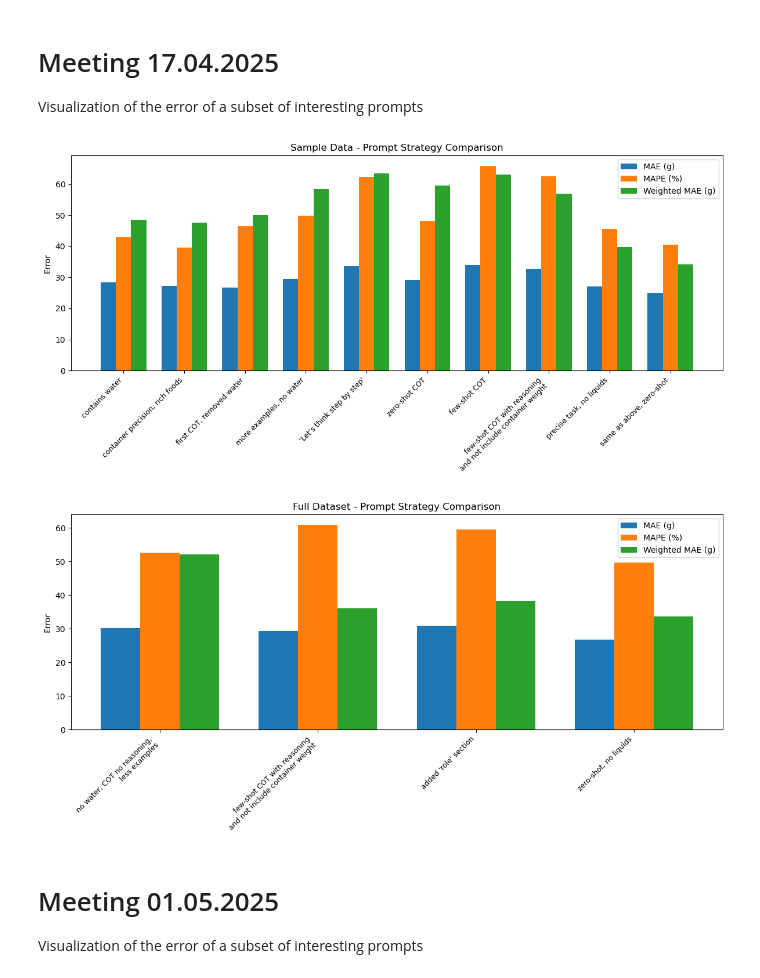
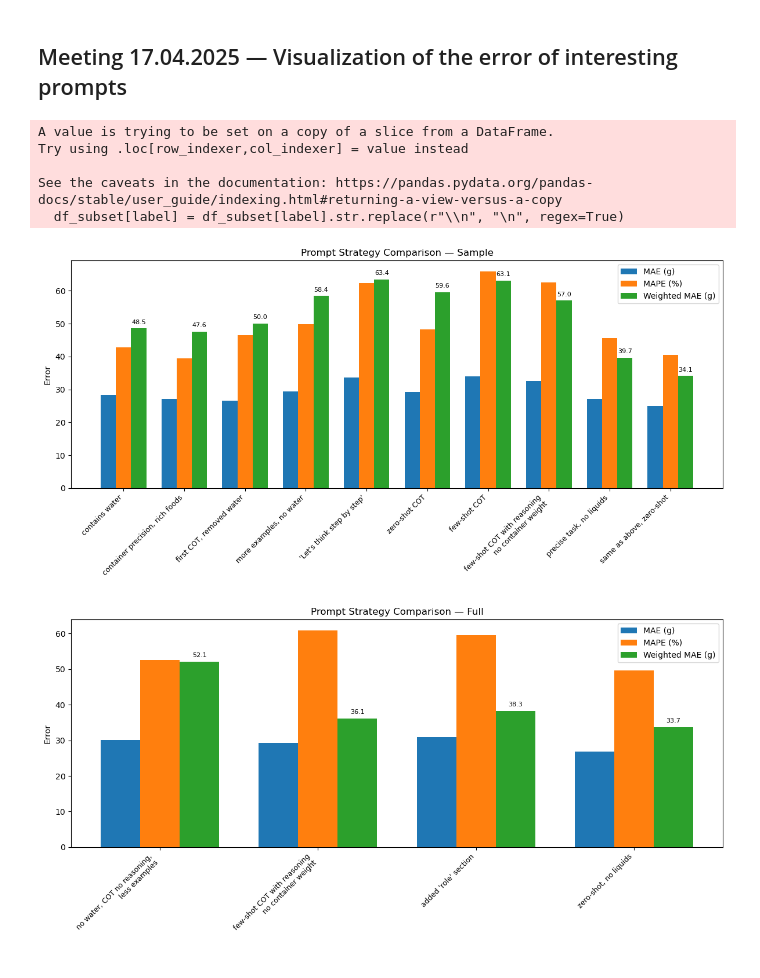
Before and after one commit to samaaraaah/volumetric-estimation-of-food-bachelor-project, a Jupyter notebook: src/visualize_results.ipynb, the cells around one changed output. Drawn from its saved outputs; the diff is of its cells as text; code cells hidden in the pictures.

```diff
--- a/src/visualize_results.ipynb
+++ b/src/visualize_results.ipynb
@@ -3,62 +7,72 @@
 # %% [markdown]
-# Meeting 17.04.2025
-Visualization of the error of a subset of interesting prompts
+## Meeting 17.04.2025 —  Visualization of the error of interesting prompts
 # %%
 import matplotlib.pyplot as plt
 import pandas as pd
+import numpy as np
+import re
 
-# Create DataFrames from the provided data
-
+# Raw evaluation data (manually entered)
 data = [
     ("../data/result/result_7aa63dcf-66f6-4758-b280-5680318bfc29.json", 28.34, 42.87, 48.53, "sample", "contains water"),
     ("../data/result/result_bf71e825-bbae-4e17-a0f4-6d96783d6708.json", 27.18, 39.51, 47.64, "sample", "container precision, rich foods"),
     ("../data/result/result_52a9cff1-1b49-43b9-aa8a-baf2e1016fc9.json", 26.62, 46.56, 50.04, "sample", "first COT, removed water"),
     ("../data/result/result_a97df4c7-2866-4a9f-b673-45bc2488da6e.json", 29.46, 49.76, 58.42, "sample", "more examples, no water"),
     ("../data/result/result_cc37a6b3-b8f6-4e62-b208-e65539a8f94e.json", 33.60, 62.42, 63.42, "sample", "'Let's think step by step'"),
-    ("../data/result/result_d27c6de6-cb64-4f00-9ecd-b3cfaf25deee.json", 30.16, 52.60, 52.09, "full", "no water, COT no reasoning,\n less examples"),
+    ("../data/result/result_d27c6de6-cb64-4f00-9ecd-b3cfaf25deee.json", 30.16, 52.60, 52.09, "full", "no water, COT no reasoning,\nless examples"),
     ("../data/result/result_bc3b5069-6b39-4789-984e-fcbffa97a2ae.json", 29.16, 48.22, 59.60, "sample", "zero-shot COT"),
     ("../data/result/result_3282d95c-8a1b-44f5-ad39-7057019c2264.json", 33.97, 65.88, 63.12, "sample", "few-shot COT"),
-    ("../data/result/result_17ab87b1-5fab-438e-8325-712a0adf425a.json", 32.59, 62.47, 57.01, "sample", "few-shot COT with reasoning\n and not include container weight"),
-    ("../data/result/result_d392ac97-00d5-4499-9420-f57494015c25.json", 29.27, 60.89, 36.10, "full", "few-shot COT with reasoning\n and not include container weight"),
+    ("../data/result/result_17ab87b1-5fab-438e-8325-712a0adf425a.json", 32.59, 62.47, 57.01, "sample", "few-shot COT with reasoning\nno container weight"),
+    ("../data/result/result_d392ac97-00d5-4499-9420-f57494015c25.json", 29.27, 60.89, 36.10, "full", "few-shot COT with reasoning\nno container weight"),
     ("../data/result/result_1ab7b2ad-b2a6-4608-81d6-cebcca796fc2.json", 30.95, 59.58, 38.28, "full", "added 'role' section"),
     ("../data/result/result_28454b6a-2c2b-4183-ba36-a815d4a9e888.json", 27.10, 45.57, 39.71, "sample", "precise task, no liquids"),
     ("../data/result/result_b28d51e3-4961-4555-a305-4ee7ba35f137.json", 24.97, 40.56, 34.10, "sample", "same as above, zero-shot"),
-    ("../data/result/result_a5d2269f-440b-4759-9bcf-3dba93d9c9e2.json", 26.82, 49.69, 33.71, "full", "zero-shot, no liquids")
+    ("../data/result/result_a5d2269f-440b-4759-9bcf-3dba93d9c9e2.json", 26.82, 49.69, 33.71, "full", "zero-shot, no liquids"),
 ]
-
-# Combine and prepare data
-columns = ["file", "MAE", "MAPE", "Weighted_MAE", "type", "description"]
+columns = ["file", "MAE", "MAPE", "Weighted_MAE", "type", "plot_desc"]
 df = pd.DataFrame(data, columns=columns)
-# Split data
 df_sample = df[df["type"] == "sample"]
 df_full = df[df["type"] == "full"]
 
-# Function to plot one group
-def plot_metrics(df_subset, title, color="black"):
+
+# Plotting function
+def plot_metrics(df_subset, title, color="black", label="plot_desc", save=False):
+    df_subset[label] = df_subset[label].str.replace(r"\\n", "\n", regex=True)
+
     fig, ax = plt.subplots(figsize=(12, 6))
     bar_width = 0.25
     x = range(len(df_subset))
 
     ax.bar([i - bar_width for i in x], df_subset["MAE"], width=bar_width, label="MAE (g)")
     ax.bar(x, df_subset["MAPE"], width=bar_width, label="MAPE (%)")
-    ax.bar([i + bar_width for i in x], df_subset["Weighted_MAE"], width=bar_width, label="Weighted MAE (g)")
+    bars = ax.bar([i + bar_width for i in x], df_subset["Weighted_MAE"], width=bar_width, label="Weighted MAE (g)")
+
+    # Add labels on top of bars
+    for bar in bars:
+        height = bar.get_height()
+        ax.text(bar.get_x() + bar.get_width() / 2, height + 1, f"{height:.1f}", ha='center', va='bottom', fontsize=8)
 
     ax.set_xticks(x)
-    ax.set_xticklabels(df_subset["description"], rotation=45, ha="right", fontsize=9, color=color)
+    ax.set_xticklabels(df_subset[label], rotation=45, ha="right", fontsize=9, color=color)
     ax.set_ylabel("Error")
     ax.set_title(title)
     ax.legend()
     plt.tight_layout()
+    if save:
+        title = title.lower()
+        title = re.sub(r"[ \-—]+", "_", title)
+        title = re.sub(r"[^\w_]", "", title)
+        title = title.rstrip("_")
+        plt.savefig(f"./outputs/{title}.png")
     plt.show()
 
-# Plot sample data
-plot_metrics(df_sample, "Sample Data - Prompt Strategy Comparison")
-
-# Plot full data with colored description labels
-plot_metrics(df_full, "Full Dataset - Prompt Strategy Comparison")
+plot_metrics(df_sample, "Prompt Strategy Comparison — Sample")
+plot_metrics(df_full, "Prompt Strategy Comparison — Full")
 # %% [output]
+A value is trying to be set on a copy of a slice from a DataFrame.
+Try using .loc[row_indexer,col_indexer] = value instead
+
+See the caveats in the documentation: https://pandas.pydata.org/pandas-docs/stable/user_guide/indexing.html#returning-a-view-versus-a-copy
+  df_subset[label] = df_subset[label].str.replace(r"\\n", "\n", regex=True)
-[figure, old version]
+[figure, new version]
-[figure, old version]
+[figure, new version]
-# %% [markdown]
-# Meeting 01.05.2025
-Visualization of the error of a subset of interesting prompts
```
Also changed, not shown: parts of 17 cells of this notebook, 16 other files.
